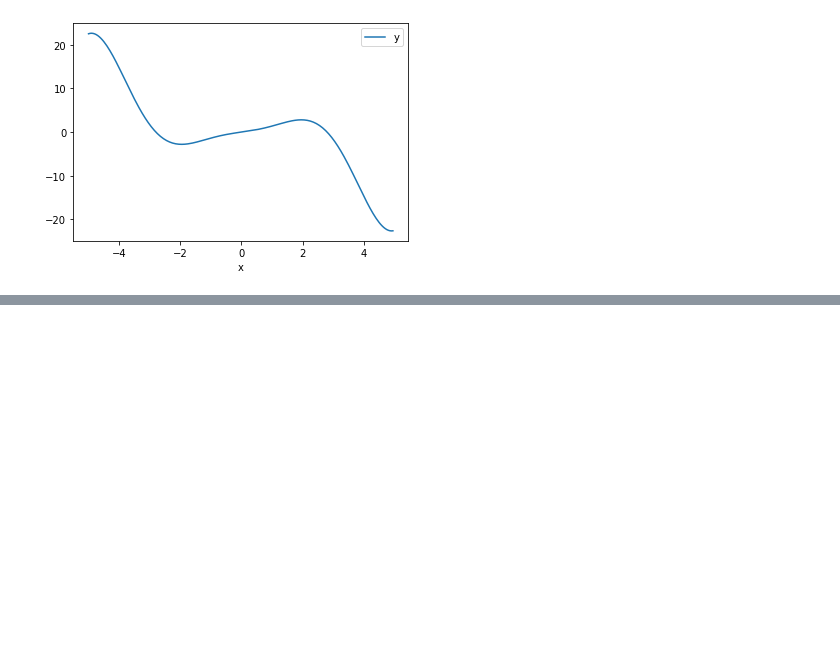
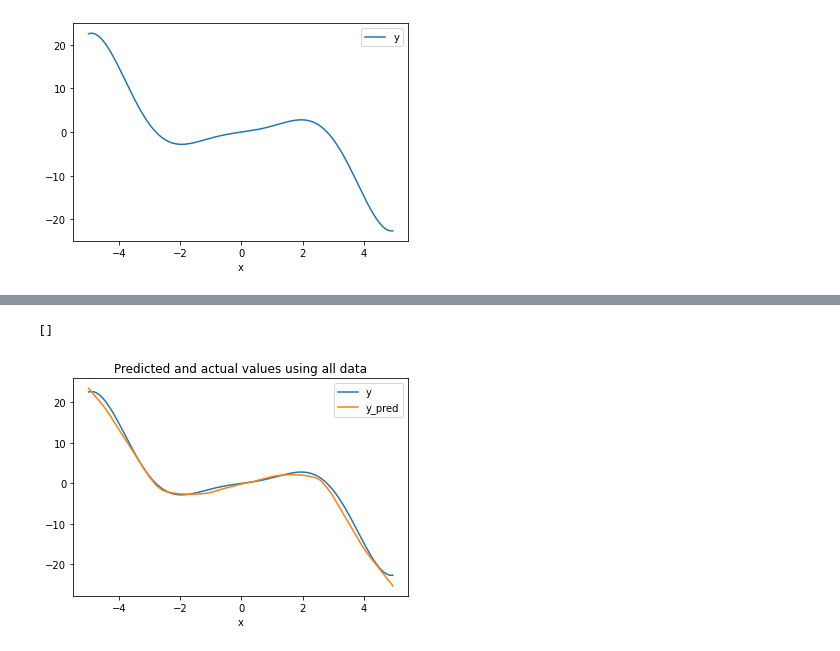
Before and after one commit to wlangenberg/School-Work, a Jupyter notebook: MasterMT7042/Project1/Analysis/Untitled.ipynb, the cells around one changed output, grey strips where cells are left out. Cells and saved outputs as stored; diff of their text form; code cells hidden in the pictures; blank space fills up the shorter version.

```diff
--- a/MasterMT7042/Project1/Analysis/Untitled.ipynb
+++ b/MasterMT7042/Project1/Analysis/Untitled.ipynb
@@ -48,4 +89,8 @@ Y_test = torch.FloatTensor(y_test.values).reshape((40,1))
 # %%
-model = Feedforward(1, 50)
+# Create a network object.
+model = FeedForward(n_inputs = X_train.shape[1], n_outputs = 1, hidden_size = 150)
+
+
+# Create a loss criteria and optimizer.
 criterion = torch.nn.MSELoss()
-optimizer = torch.optim.SGD(model.parameters(), lr = 1)
+optimizer = torch.optim.SGD(model.parameters(), lr = 0.0001)
@@ -122,0 +170,9 @@ tensor([ 1.7500,  1.3500,  4.5500, -1.7000,  0.9500,  0.5500, -0.9500, -3.2000,
+# %%
+Y_pred = model(torch.FloatTensor(torch.FloatTensor(reshaper(df['x'].values))))
+Y_pred = unshaper(Y_pred.detach().numpy())
+df['y_pred'] = Y_pred
+df.plot(x = 'x', title="Predicted and actual values using all data")
+plt.plot()
+# %% [output]
+[]
+[figure, added]
```
Also changed, not shown: parts of 14 cells of this notebook, 1 other file.
